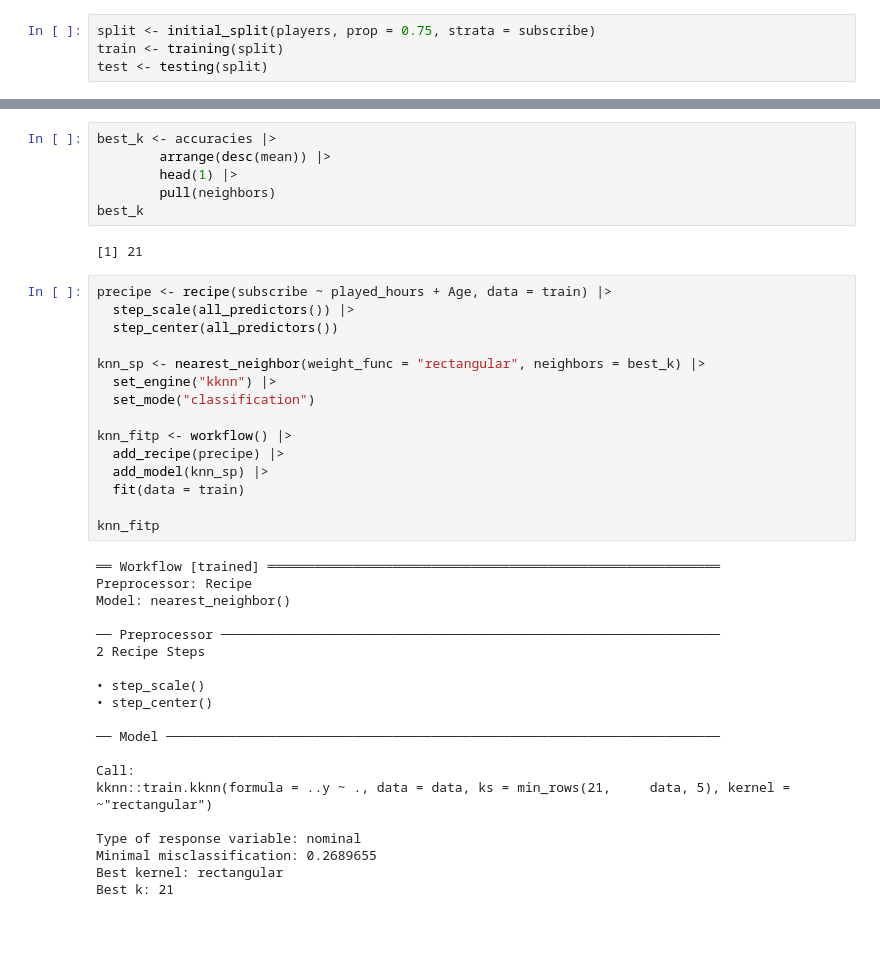
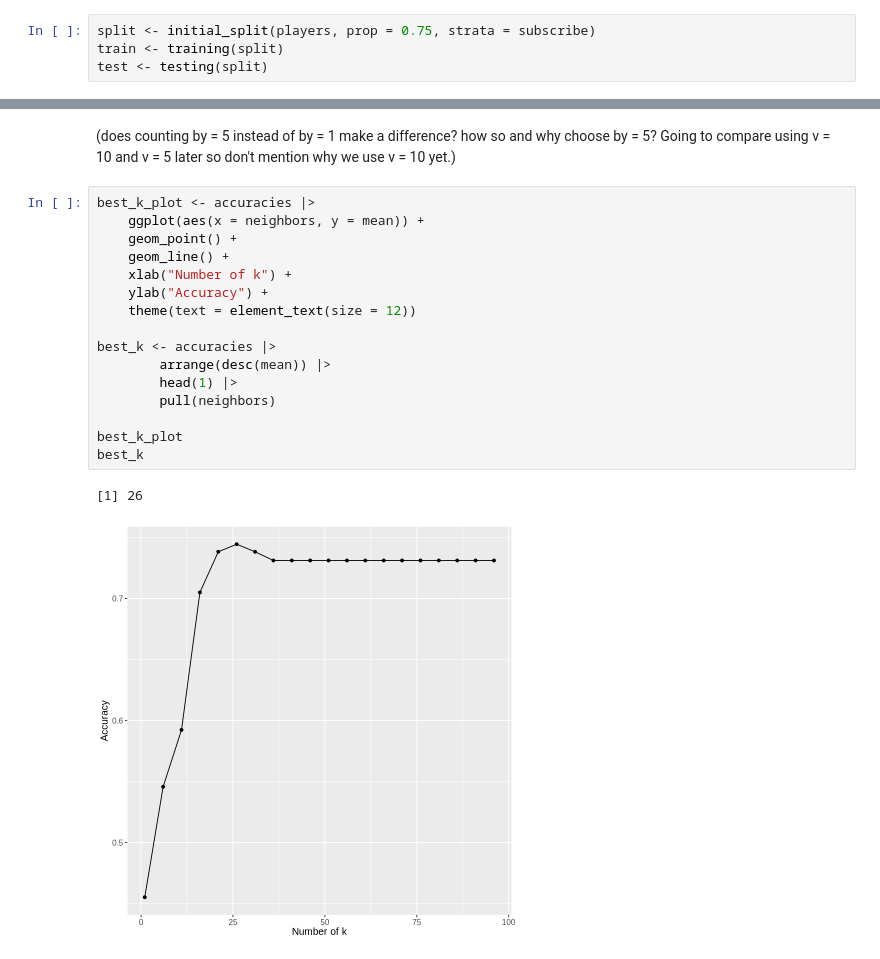
Before and after one commit to takemil8088/group_projectDSCI, a Jupyter notebook: GROUP DRAFT.ipynb, the cells around one changed output, grey strips where cells are left out. Cells and saved outputs as stored; diff of their text form; blank space fills up the shorter version.

```diff
--- a/GROUP DRAFT.ipynb
+++ b/GROUP DRAFT.ipynb
@@ -141,46 +161,24 @@ A tibble: 20 × 7
 | 86 | accuracy | binary | 0.7312088 | 10 | 0.005090213 | Preprocessor1_Model18 |
 | 91 | accuracy | binary | 0.7312088 | 10 | 0.005090213 | Preprocessor1_Model19 |
 | 96 | accuracy | binary | 0.7312088 | 10 | 0.005090213 | Preprocessor1_Model20 |
+# %% [markdown]
+(does counting by = 5 instead of by = 1 make a difference? how so and why choose by = 5? Going to compare using v = 10 and v = 5 later so don't mention why we use v = 10 yet.)
 # %%
+best_k_plot <- accuracies |>
+    ggplot(aes(x = neighbors, y = mean)) +
+    geom_point() +
+    geom_line() +
+    xlab("Number of k") +
+    ylab("Accuracy") +
+    theme(text = element_text(size = 12))
+
 best_k <- accuracies |>
         arrange(desc(mean)) |>
         head(1) |>
         pull(neighbors)
+
+best_k_plot
 best_k
 # %% [output]
-[1] 21
+[1] 26
+[figure, added]
-# %%
-precipe <- recipe(subscribe ~ played_hours + Age, data = train) |>
-  step_scale(all_predictors()) |>
-  step_center(all_predictors())
-
-knn_sp <- nearest_neighbor(weight_func = "rectangular", neighbors = best_k) |>
-  set_engine("kknn") |>
-  set_mode("classification")
-
-knn_fitp <- workflow() |>
-  add_recipe(precipe) |>
-  add_model(knn_sp) |>
-  fit(data = train)
-
-knn_fitp
-# %% [output]
-══ Workflow [trained] ══════════════════════════════════════════════════════════
-Preprocessor: Recipe
-Model: nearest_neighbor()
-
-── Preprocessor ────────────────────────────────────────────────────────────────
-2 Recipe Steps
-
-• step_scale()
-• step_center()
-
-── Model ───────────────────────────────────────────────────────────────────────
-
-Call:
-kknn::train.kknn(formula = ..y ~ ., data = data, ks = min_rows(21,     data, 5), kernel = ~"rectangular")
-
-Type of response variable: nominal
-Minimal misclassification: 0.2689655
-Best kernel: rectangular
-Best k: 21
```
Also changed, not shown: parts of 22 cells of this notebook.
